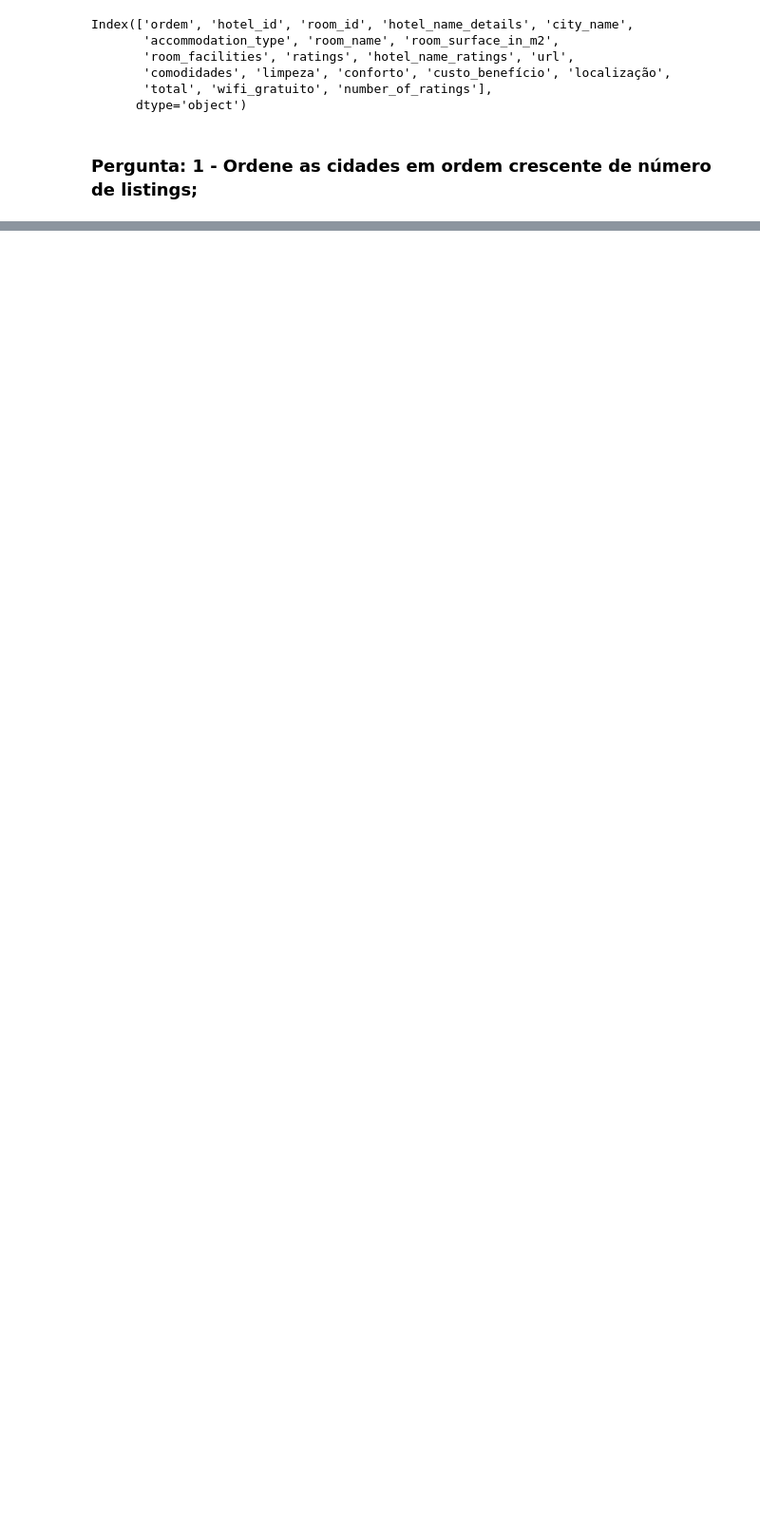
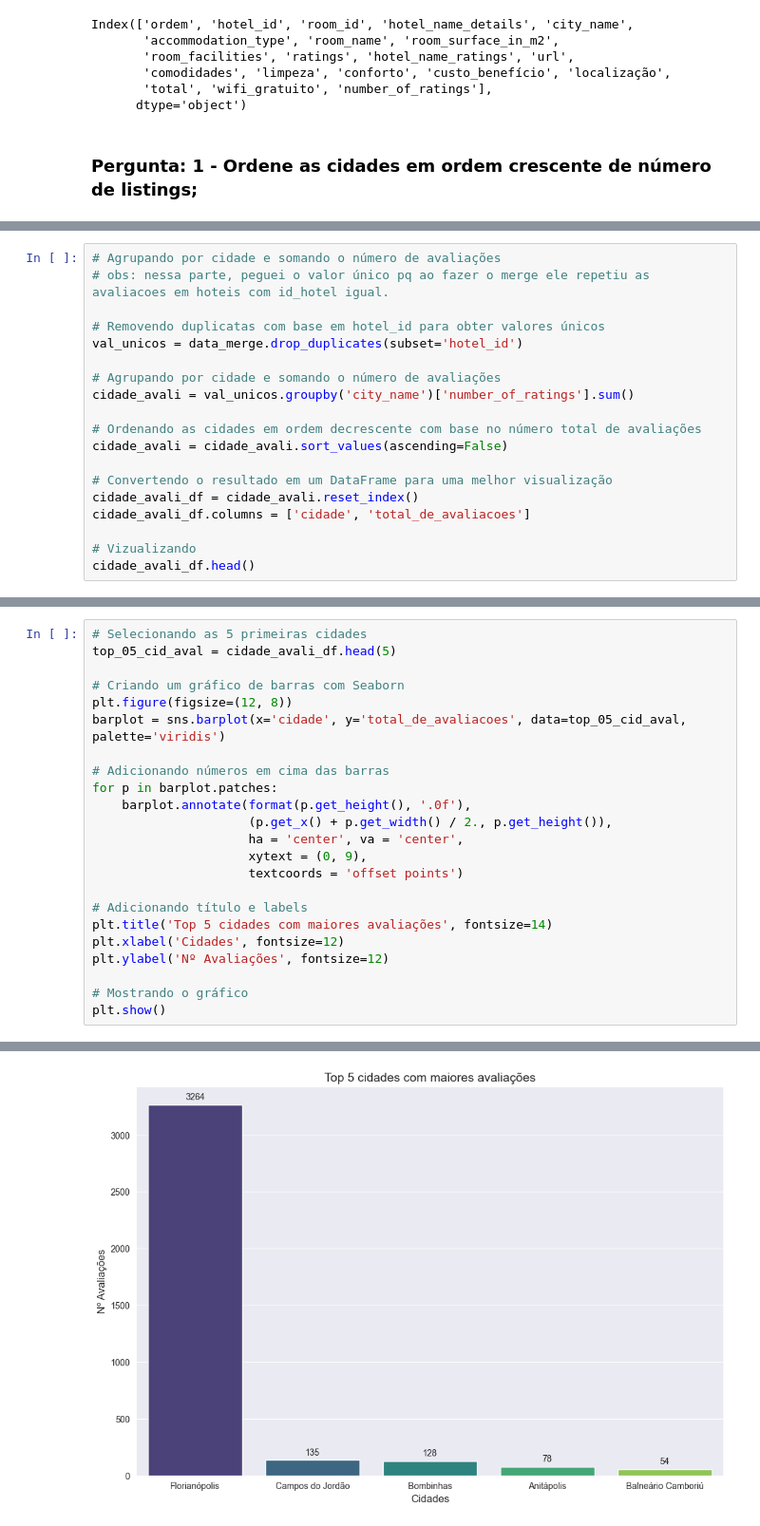
Before and after one commit to IsisAraujo/desafio_pratico_Seazone, a Jupyter notebook: eda.ipynb, the cells around one changed output, grey strips where cells are left out. Shown: that part at 95% size. Cells and saved outputs as stored; diff of their text form; blank space fills up the shorter version.

```diff
--- a/eda.ipynb
+++ b/eda.ipynb
@@ -153,0 +231,19 @@ print(cidade_ordem)
+# %%
+# Agrupando por cidade e somando o número de avaliações
+# obs: nessa parte, peguei o valor único pq ao fazer o merge ele repetiu as avaliacoes em hoteis com id_hotel igual.
+
+# Removendo duplicatas com base em hotel_id para obter valores únicos
+val_unicos = data_merge.drop_duplicates(subset='hotel_id')
+
+# Agrupando por cidade e somando o número de avaliações
+cidade_avali = val_unicos.groupby('city_name')['number_of_ratings'].sum()
+
+# Ordenando as cidades em ordem decrescente com base no número total de avaliações
+cidade_avali = cidade_avali.sort_values(ascending=False)
+
+# Convertendo o resultado em um DataFrame para uma melhor visualização
+cidade_avali_df = cidade_avali.reset_index()
+cidade_avali_df.columns = ['cidade', 'total_de_avaliacoes']
+
+# Vizualizando
+cidade_avali_df.head()
@@ -153,0 +257,24 @@ print(cidade_ordem)
+# %%
+# Selecionando as 5 primeiras cidades
+top_05_cid_aval = cidade_avali_df.head(5)
+
+# Criando um gráfico de barras com Seaborn
+plt.figure(figsize=(12, 8))
+barplot = sns.barplot(x='cidade', y='total_de_avaliacoes', data=top_05_cid_aval, palette='viridis')
+
+# Adicionando números em cima das barras
+for p in barplot.patches:
+    barplot.annotate(format(p.get_height(), '.0f'),
+                     (p.get_x() + p.get_width() / 2., p.get_height()),
+                     ha = 'center', va = 'center',
+                     xytext = (0, 9),
+                     textcoords = 'offset points')
+
+# Adicionando título e labels
+plt.title('Top 5 cidades com maiores avaliações', fontsize=14)
+plt.xlabel('Cidades', fontsize=12)
+plt.ylabel('Nº Avaliações', fontsize=12)
+
+# Mostrando o gráfico
+plt.show()
+# %% [output]
@@ -154 +284,2 @@ print(cidade_ordem)
+[figure, added]
 # %% [markdown]
```
Also changed, not shown: parts of 25 cells of this notebook, 1 other file.
